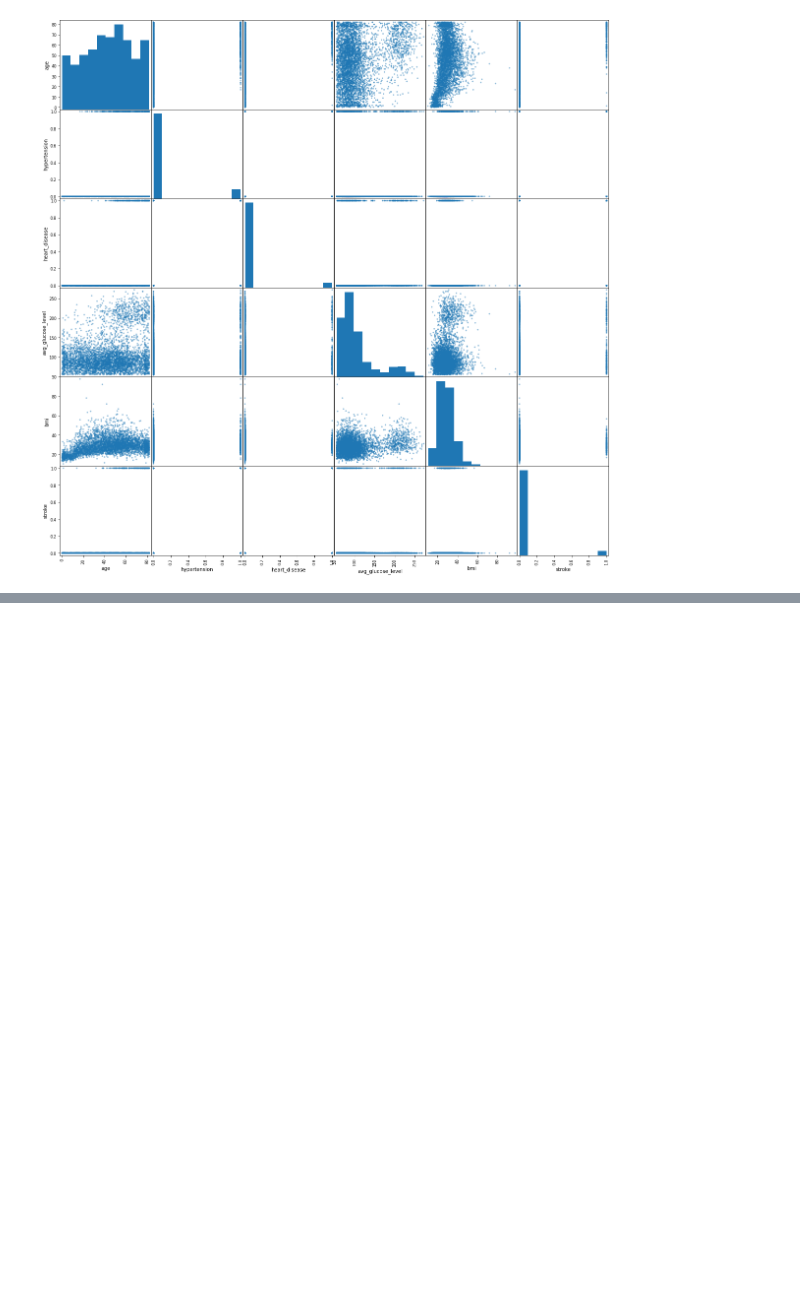
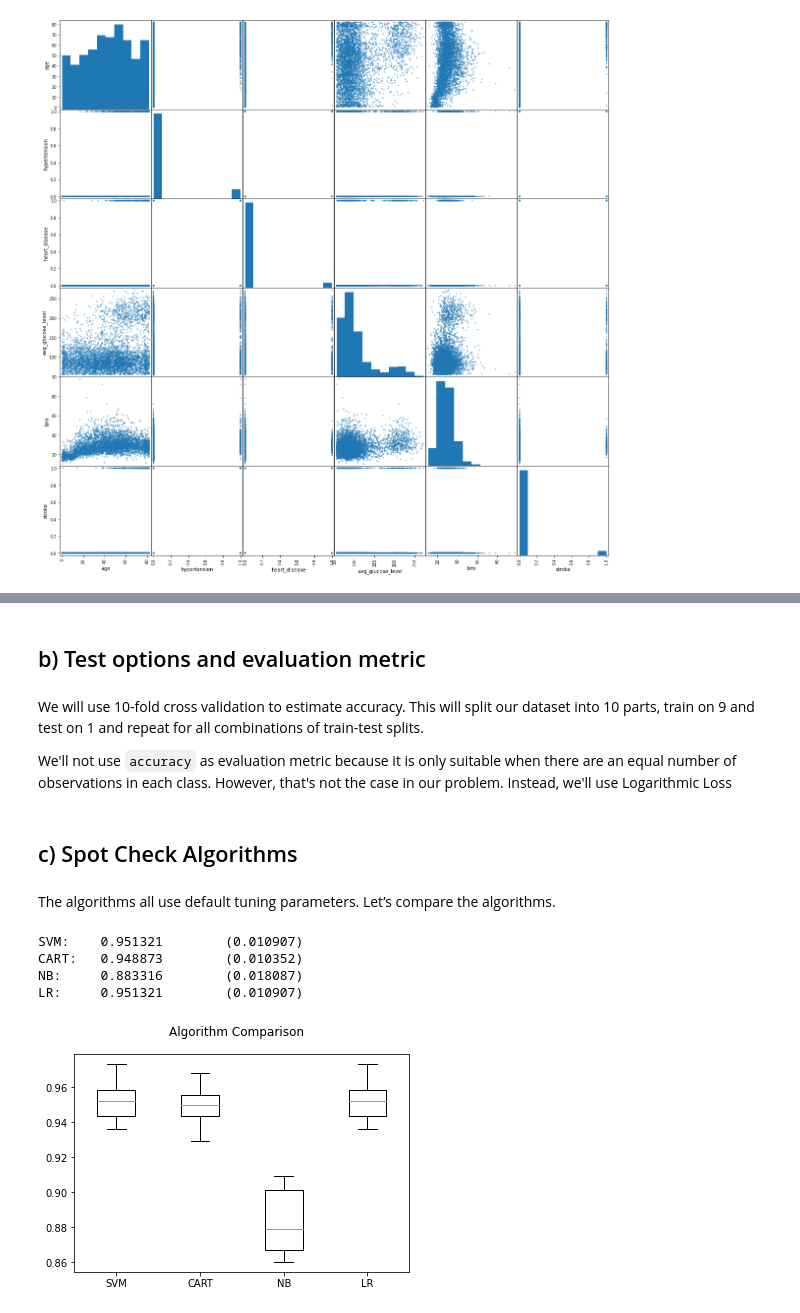
Before and after one commit to LapTQ/IT31903_123220_Group18_Stroke-prediction, a Jupyter notebook: analyze_data.ipynb, the cells around one changed output, grey strips where cells are left out. Saved outputs shown, nothing was run; the diff lists cells and outputs as text; code cells hidden in the pictures; blank space fills up the shorter version.

```diff
--- a/analyze_data.ipynb
+++ b/analyze_data.ipynb
@@ -236,0 +364,2 @@ report = classification_report(Y_test, predicted)
+# %%
+data = data[mask_nonoutlier].copy()
@@ -236,0 +449,14 @@ report = classification_report(Y_test, predicted)
+# %%
+array = data[cols].values
+X = array[:, :-1]
+Y = array[:, -1]
+validation_size = 0.20
+seed = 7
+X_train, X_validation, Y_train, Y_validation = train_test_split(X, Y, test_size=validation_size, shuffle=True, random_state=seed)
+# %% [markdown]
+## b) Test options and evaluation metric
+# %% [markdown]
+We will use 10-fold cross validation to estimate accuracy. This will split our dataset into 10
+parts, train on 9 and test on 1 and repeat for all combinations of train-test splits.
+
+We'll not use `accuracy` as evaluation metric because it is only suitable when there are an equal number of observations in each class. However, that's not the case in our problem. Instead, we'll use Logarithmic Loss
@@ -236,0 +466,34 @@ report = classification_report(Y_test, predicted)
+# %% [markdown]
+## c) Spot Check Algorithms
+# %% [markdown]
+The algorithms all use default tuning parameters. Let’s compare the algorithms.
+# %%
+models = []
+models.append(('SVM', SVC()))
+models.append(('CART', DecisionTreeClassifier()))
+models.append(('NB', GaussianNB()))
+models.append(('LR', LogisticRegression()))
+results = []
+names = []
+for name, model in models:
+    kfold = KFold(n_splits=num_folds, shuffle=True, random_state=seed)
+    cv_results = cross_val_score(model, X_train, Y_train, cv=kfold, scoring=None)
+    results.append(cv_results)
+    names.append(name)
+    msg = "%s:\t%f\t(%f)" % (name, cv_results.mean(), cv_results.std())
+    print(msg)
+# research on KFold on shuffle and random_state
+
+# boxplot algorithm comparison
+fig = pyplot.figure()
+fig.suptitle('Algorithm Comparison')
+ax = fig.add_subplot(111)
+pyplot.boxplot(results)
+ax.set_xticklabels(names)
+pyplot.show()
+# %% [output]
+SVM:    0.951321        (0.010907)
+CART:   0.948873        (0.010352)
+NB:     0.883316        (0.018087)
+LR:     0.951321        (0.010907)
+[figure, added]
```
Also changed, not shown: parts of 91 cells of this notebook, 1 other file.
